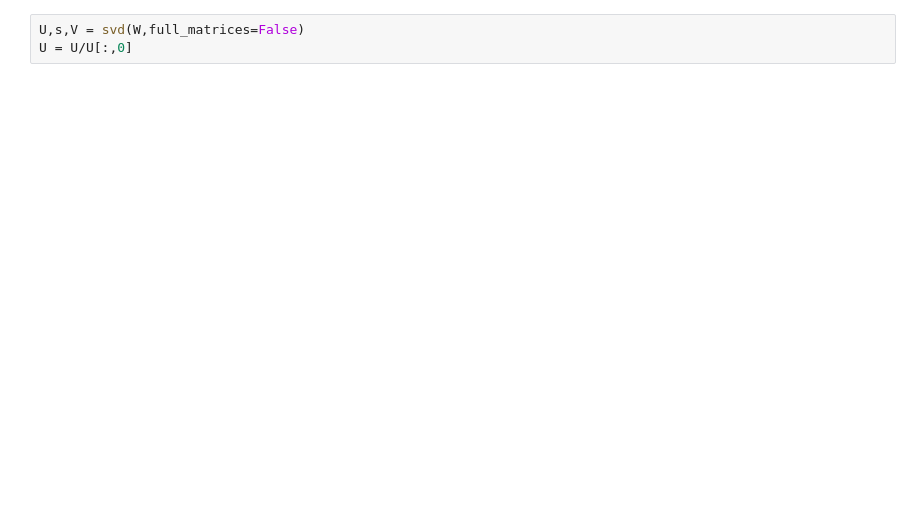
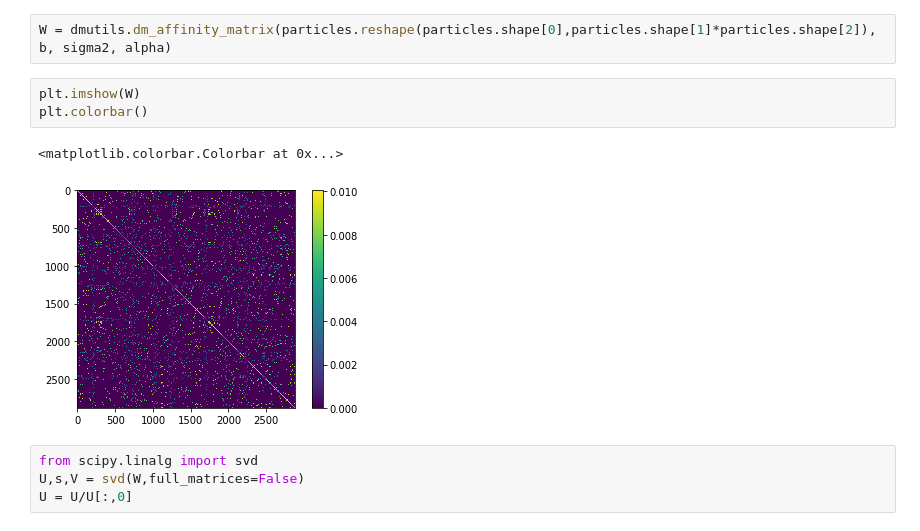
Before and after one commit to slaclab/cryoEM-notebooks, a Jupyter notebook: notebooks/DM_on_particles.ipynb, the cells around one changed output. Saved outputs shown, nothing was run; the diff lists cells and outputs as text; blank space fills up the shorter version.

```diff
--- a/notebooks/DM_on_particles.ipynb
+++ b/notebooks/DM_on_particles.ipynb
@@ -109,4 +47,13 @@ pyl.plot(W[:,120])
+# %%
+W = dmutils.dm_affinity_matrix(particles.reshape(particles.shape[0],particles.shape[1]*particles.shape[2]), b, sigma2, alpha)
+# %%
+plt.imshow(W)
+plt.colorbar()
+# %% [output]
+<matplotlib.colorbar.Colorbar at 0x...>
+[figure, added]
 # %%
+from scipy.linalg import svd
 U,s,V = svd(W,full_matrices=False)
 U = U/U[:,0]
 # %%
```
Also changed, not shown: parts of 16 cells of this notebook, 2 other files.
